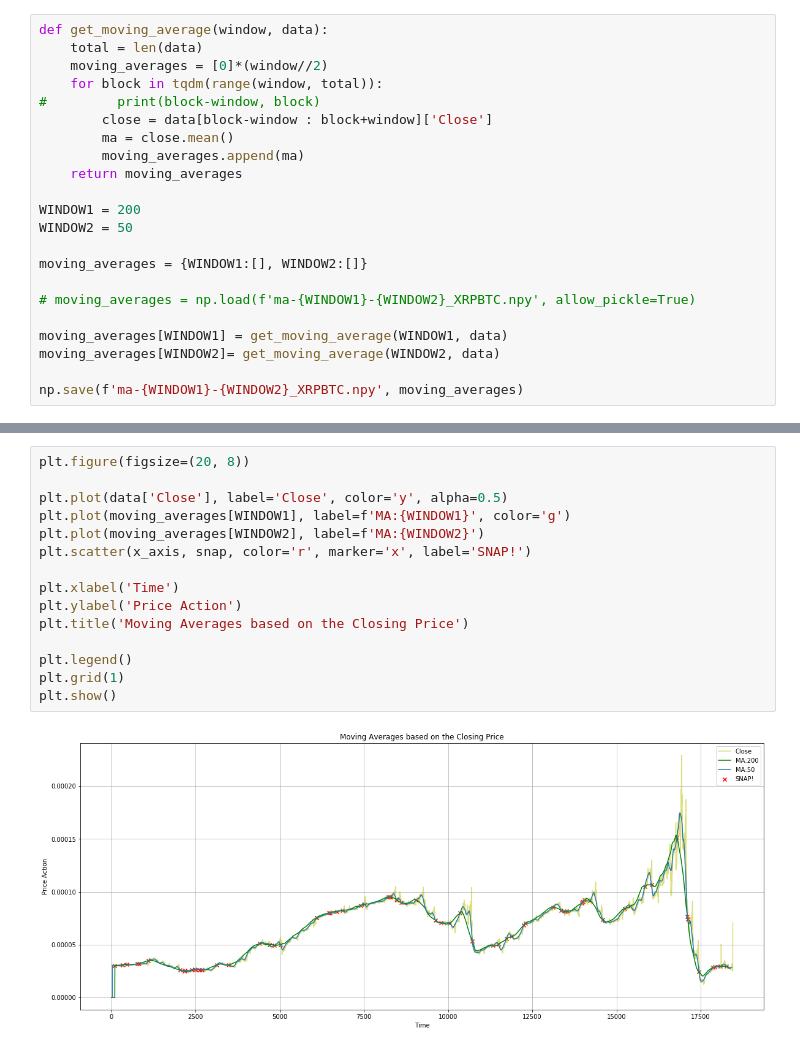
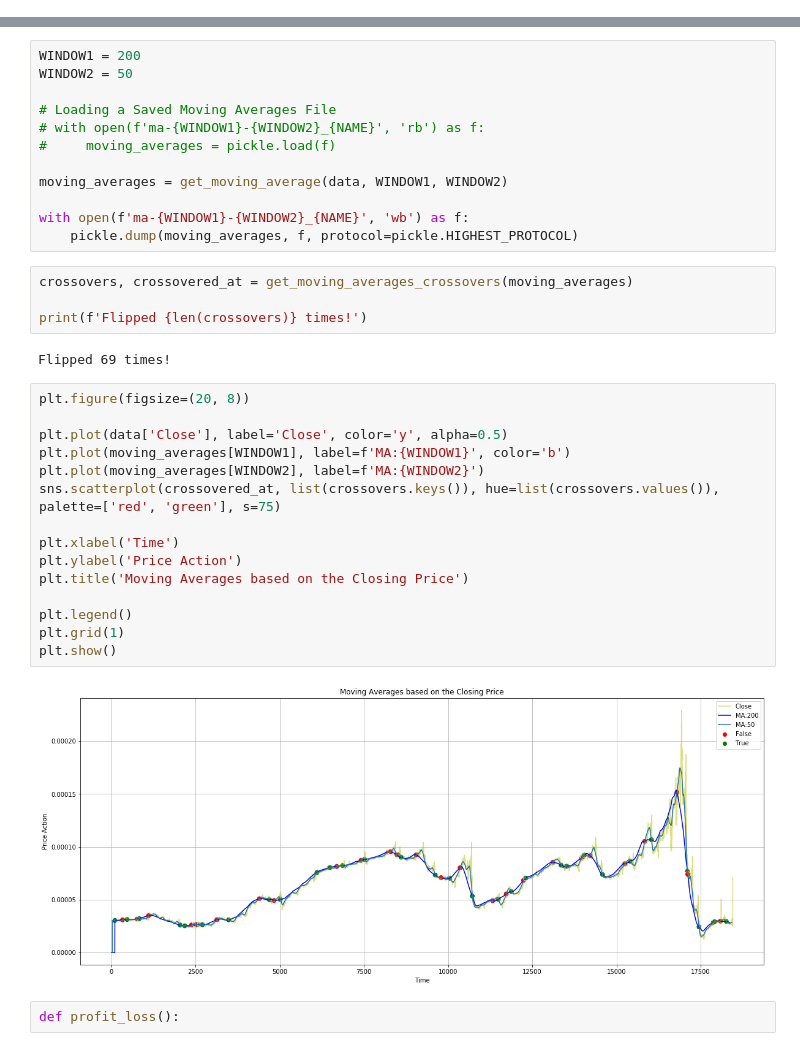
Before and after one commit to ParthikB/Crypto-Predictor, a Jupyter notebook: XRP data analysis.ipynb, the cells around one changed output, grey strips where cells are left out. Saved outputs shown, nothing was run; the diff lists cells and outputs as text.

```diff
--- a/XRP data analysis.ipynb
+++ b/XRP data analysis.ipynb
@@ -17,22 +68,0 @@ data.head()
-# %%
-def get_moving_average(window, data):
-    total = len(data)
-    moving_averages = [0]*(window//2)
-    for block in tqdm(range(window, total)):
-#         print(block-window, block)
-        close = data[block-window : block+window]['Close']
-        ma = close.mean()
-        moving_averages.append(ma)
-    return moving_averages
-
-WINDOW1 = 200
-WINDOW2 = 50
-
-moving_averages = {WINDOW1:[], WINDOW2:[]}
-
-# moving_averages = np.load(f'ma-{WINDOW1}-{WINDOW2}_XRPBTC.npy', allow_pickle=True)
-
-moving_averages[WINDOW1] = get_moving_average(WINDOW1, data)
-moving_averages[WINDOW2]= get_moving_average(WINDOW2, data)
-
-np.save(f'ma-{WINDOW1}-{WINDOW2}_XRPBTC.npy', moving_averages)
@@ -73,17 +69,37 @@ Flipped 69 times!
+# %%
+WINDOW1 = 200
+WINDOW2 = 50
+
+# Loading a Saved Moving Averages File
+# with open(f'ma-{WINDOW1}-{WINDOW2}_{NAME}', 'rb') as f:
+#     moving_averages = pickle.load(f)
+
+moving_averages = get_moving_average(data, WINDOW1, WINDOW2)
+
+with open(f'ma-{WINDOW1}-{WINDOW2}_{NAME}', 'wb') as f:
+    pickle.dump(moving_averages, f, protocol=pickle.HIGHEST_PROTOCOL)
+# %%
+crossovers, crossovered_at = get_moving_averages_crossovers(moving_averages)
+
+print(f'Flipped {len(crossovers)} times!')
+# %% [output]
+Flipped 69 times!
 # %%
 plt.figure(figsize=(20, 8))
 
 plt.plot(data['Close'], label='Close', color='y', alpha=0.5)
-plt.plot(moving_averages[WINDOW1], label=f'MA:{WINDOW1}', color='g')
+plt.plot(moving_averages[WINDOW1], label=f'MA:{WINDOW1}', color='b')
 plt.plot(moving_averages[WINDOW2], label=f'MA:{WINDOW2}')
-plt.scatter(x_axis, snap, color='r', marker='x', label='SNAP!')
+sns.scatterplot(crossovered_at, list(crossovers.keys()), hue=list(crossovers.values()), palette=['red', 'green'], s=75)
 
 plt.xlabel('Time')
 plt.ylabel('Price Action')
 plt.title('Moving Averages based on the Closing Price')
 
 plt.legend()
 plt.grid(1)
 plt.show()
 # %% [output]
-[figure, old version]
+[figure, new version]
+# %%
+def profit_loss():
```
Also changed, not shown: parts of 5 cells of this notebook, 1 other file.
